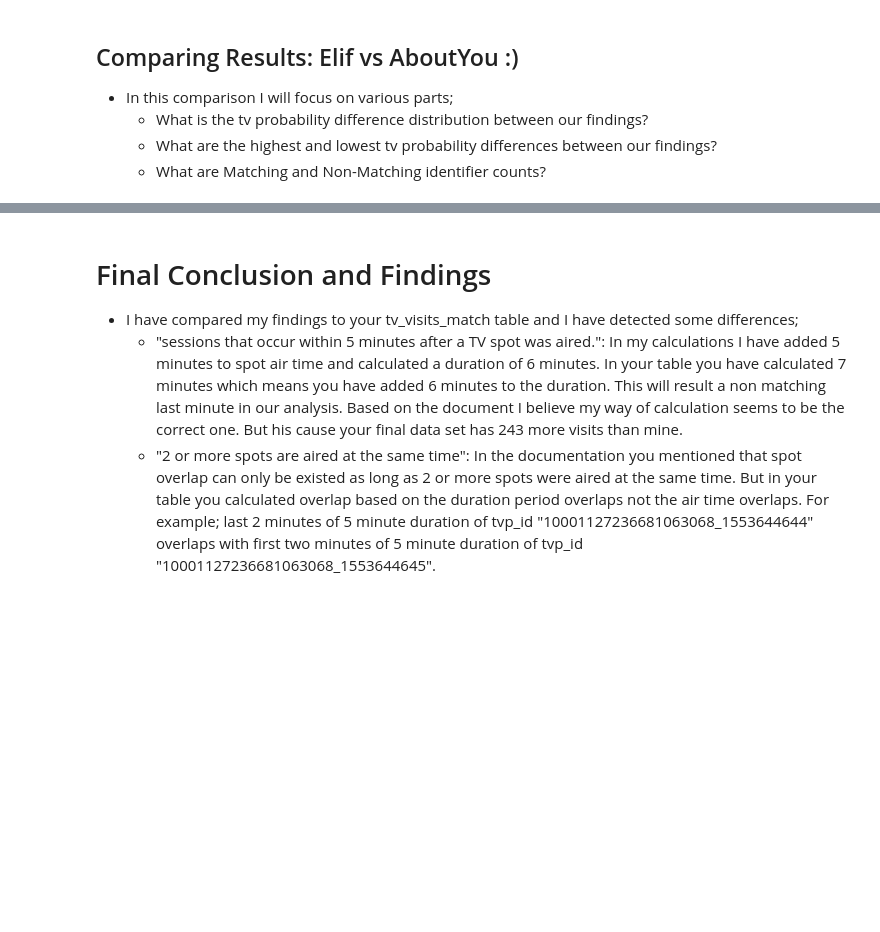
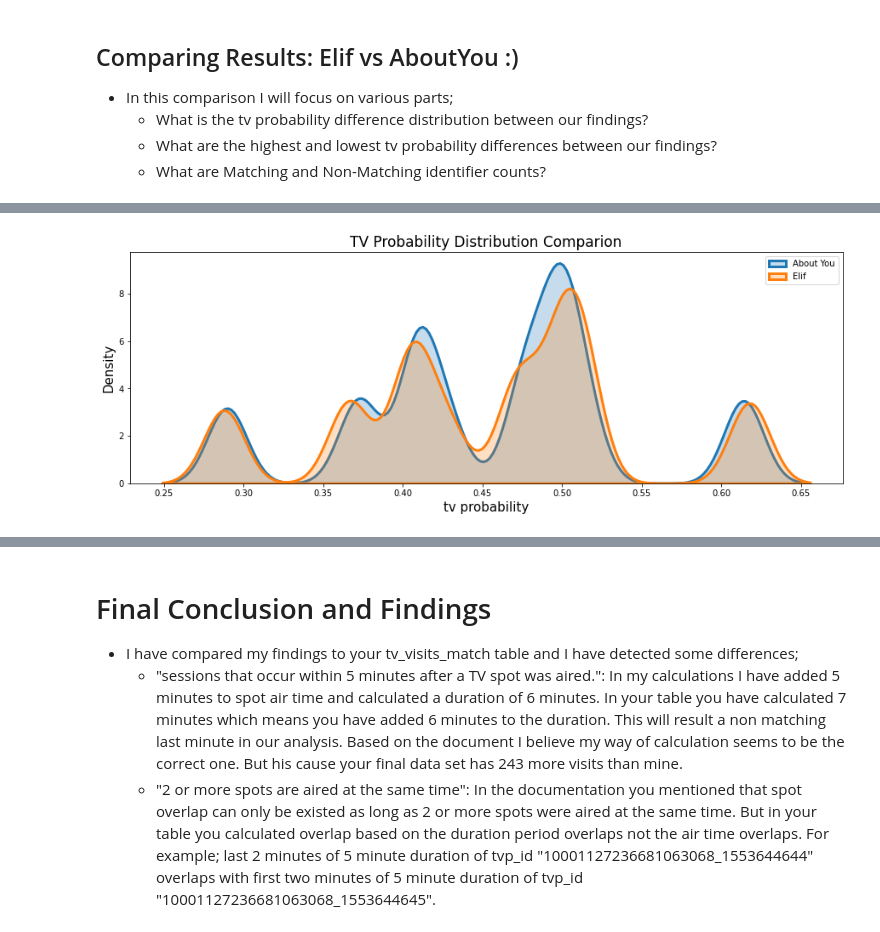
Before and after one commit to ElifKarakutukDinc/e-commerce_tv_spot_attribution_analysis, a Jupyter notebook: TV_Probability.ipynb, the cells around one changed output, grey strips where cells are left out. Drawn from its saved outputs; the diff is of its cells as text; code cells hidden in the pictures; blank space fills up the shorter version.

Commit message:
Comparison difference statistics have been added

```diff
--- a/TV_Probability.ipynb
+++ b/TV_Probability.ipynb
@@ -525,6 +557,6 @@ home_assignment_final_df.head()
 comparison_df = pd.merge(
     tv_visits_match_df,
     home_assignment_final_df,
-    how="left",
-    on=["identifier", "tvp_id", "date_hour_minute"],
+    how="inner",
+    on=["identifier", "tvp_id", "date_hour_minute", "origin", "channel"],
 ).drop_duplicates()
@@ -530,0 +572,13 @@ comparison_df = pd.merge(
+# %%
+# comparing tv plot distributions
+two_column_distribution_chart(
+    comparison_df,
+    "tv_probability",
+    "tv_prob",
+    "About You",
+    "Elif",
+    "TV Probability Distribution Comparion",
+    "tv probability",
+)
+# %% [output]
+[figure, added]
```
Also changed, not shown: parts of 10 cells of this notebook, 1 other file.
